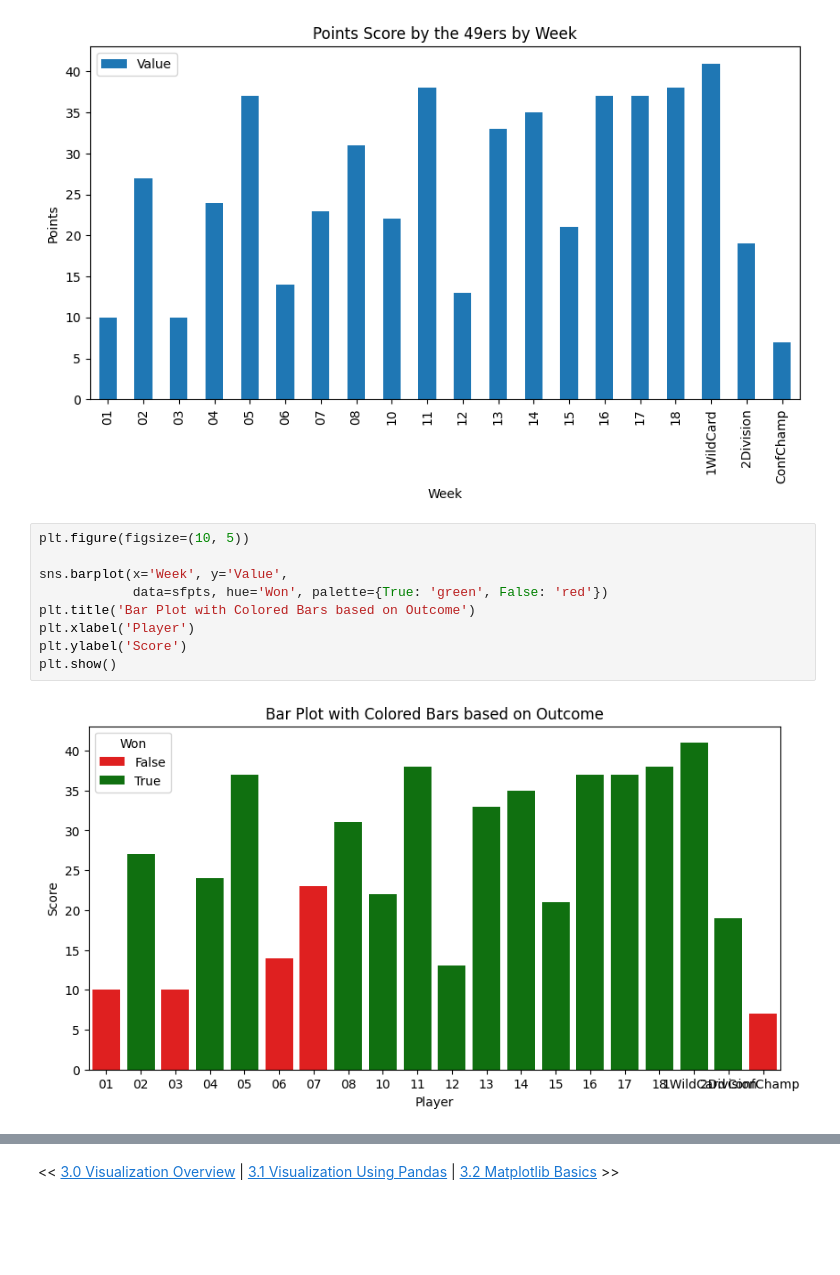
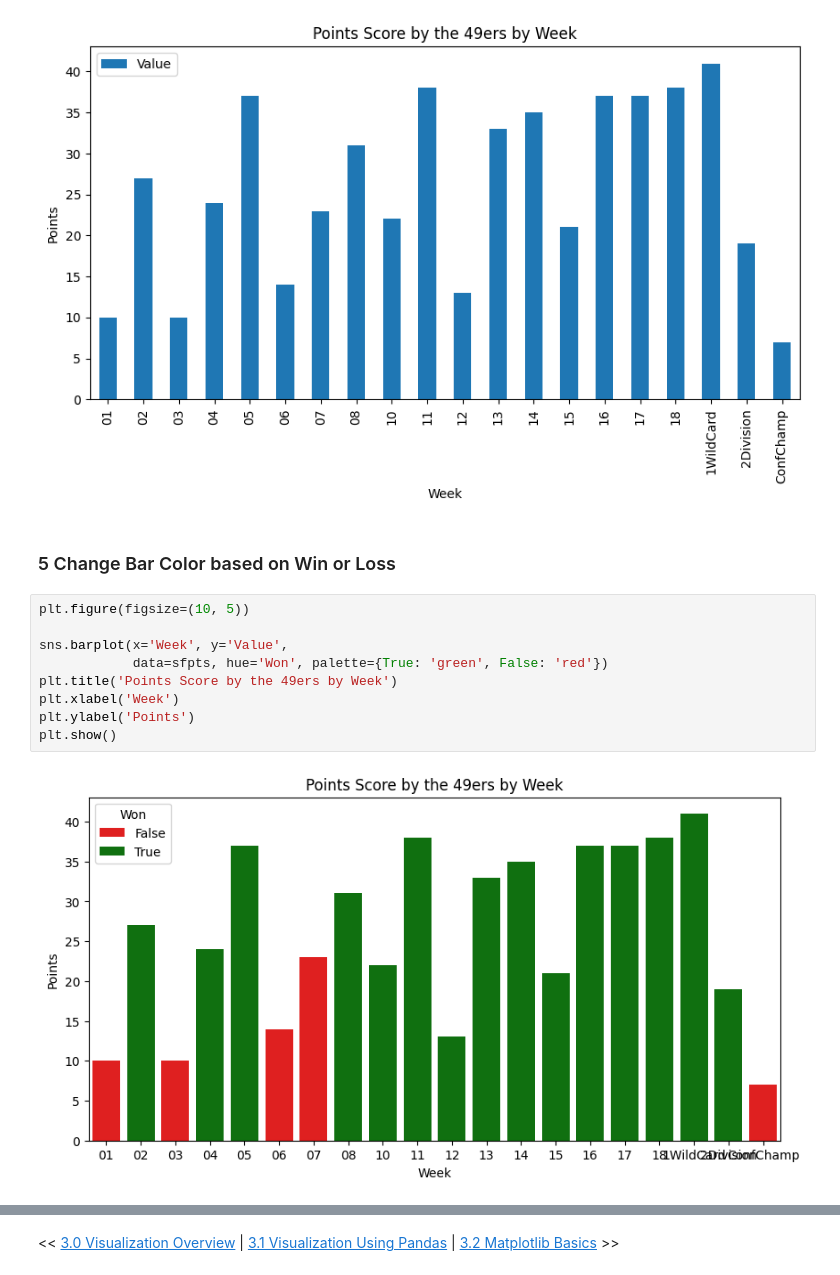
Before and after one commit to OptimalDecisions/sports-analytics-foundations, a Jupyter notebook: data-visualization/Data_Visualization_3_5_Customizing_Plots.ipynb, the cells around one changed output, grey strips where cells are left out. Cells and saved outputs as stored; diff of their text form; blank space fills up the shorter version.

```diff
--- a/data-visualization/Data_Visualization_3_5_Customizing_Plots.ipynb
+++ b/data-visualization/Data_Visualization_3_5_Customizing_Plots.ipynb
@@ -129,14 +134,16 @@ plt.show()
 # %% [output]
 <Figure size 1000x500 with 0 Axes>
 [figure]
+# %% [markdown]
+### 5 Change Bar Color based on Win or Loss
 # %%
 plt.figure(figsize=(10, 5))
 
 sns.barplot(x='Week', y='Value',
             data=sfpts, hue='Won', palette={True: 'green', False: 'red'})
-plt.title('Bar Plot with Colored Bars based on Outcome')
-plt.xlabel('Player')
-plt.ylabel('Score')
+plt.title('Points Score by the 49ers by Week')
+plt.xlabel('Week')
+plt.ylabel('Points')
 plt.show()
 # %% [output]
-[figure, old version]
+[figure, new version]
```
Also changed, not shown: parts of 21 cells of this notebook.
